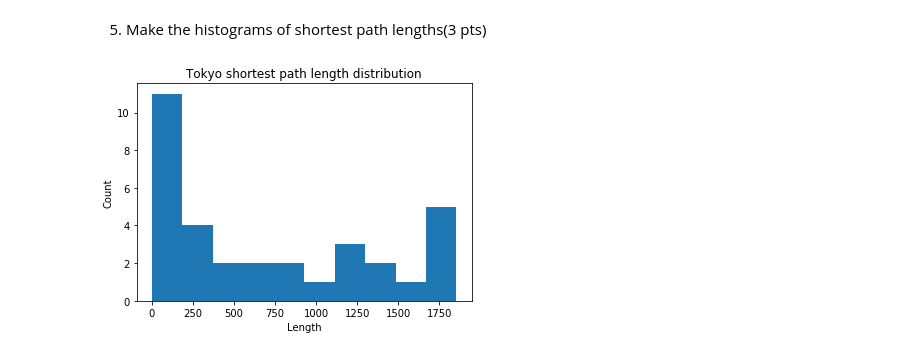
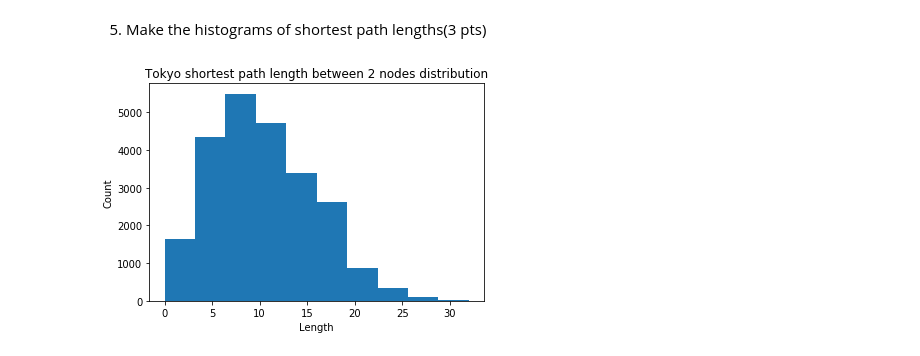
Before and after one commit to CarlinLiao/cyplan290, a Jupyter notebook: pset1/pset1.ipynb, the cells around one changed output. Cells and saved outputs as stored; diff of their text form; code cells hidden in the pictures.

```diff
--- a/pset1/pset1.ipynb
+++ b/pset1/pset1.ipynb
@@ -128,17 +128,17 @@ Tokyo has 23551 different paths
 5) Make the histograms of shortest path lengths(3 pts)
 # %%
 # count occurrences of each length
-_, counts = np.unique(lengths, return_counts=True)
+unique_lens, counts = np.unique(lengths, return_counts=True)
 
 # due to double counting of source/target and target/source pairings, halve for true lengths
 counts = counts/2
 
 # plot histogram
 plt.figure()
-plt.hist(counts)
-plt.title(max_city + ' shortest path length distribution')
+plt.hist(x=unique_lens, weights=counts)
+plt.title(max_city + ' shortest path length between 2 nodes distribution')
 plt.xlabel('Length')
 plt.ylabel('Count')
 plt.show()
 # %% [output]
-[figure, old version]
+[figure, new version]
```
Also changed, not shown: parts of 4 cells of this notebook.
